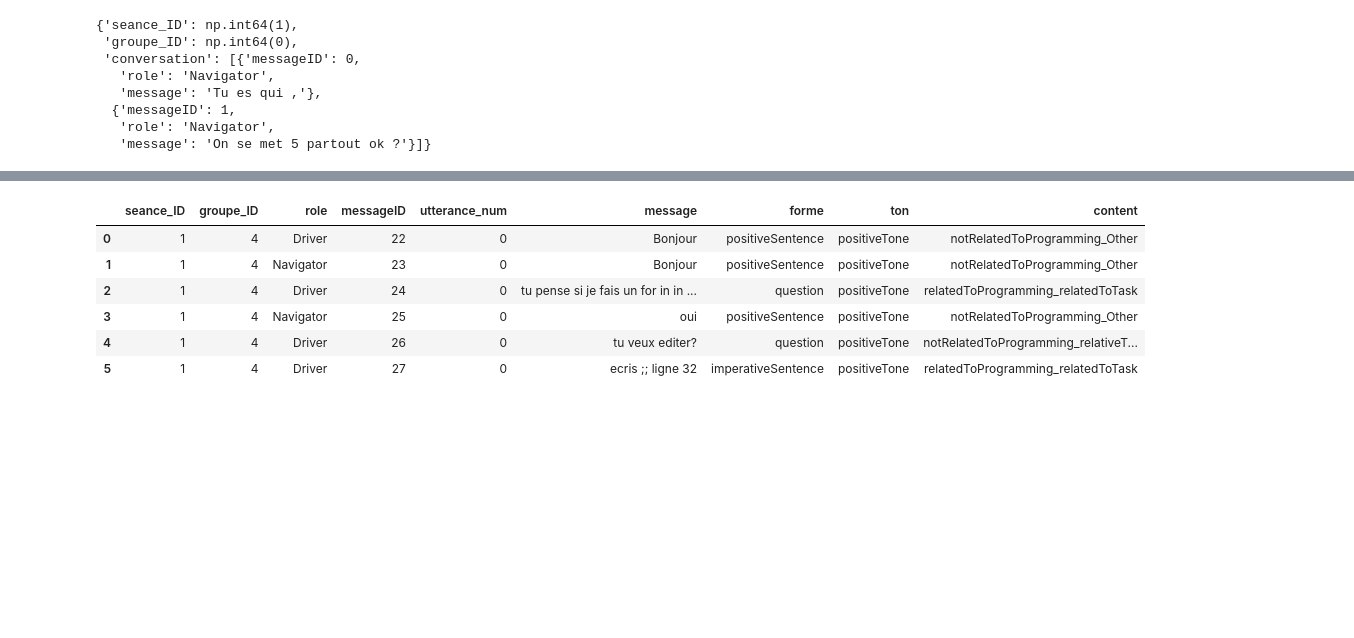
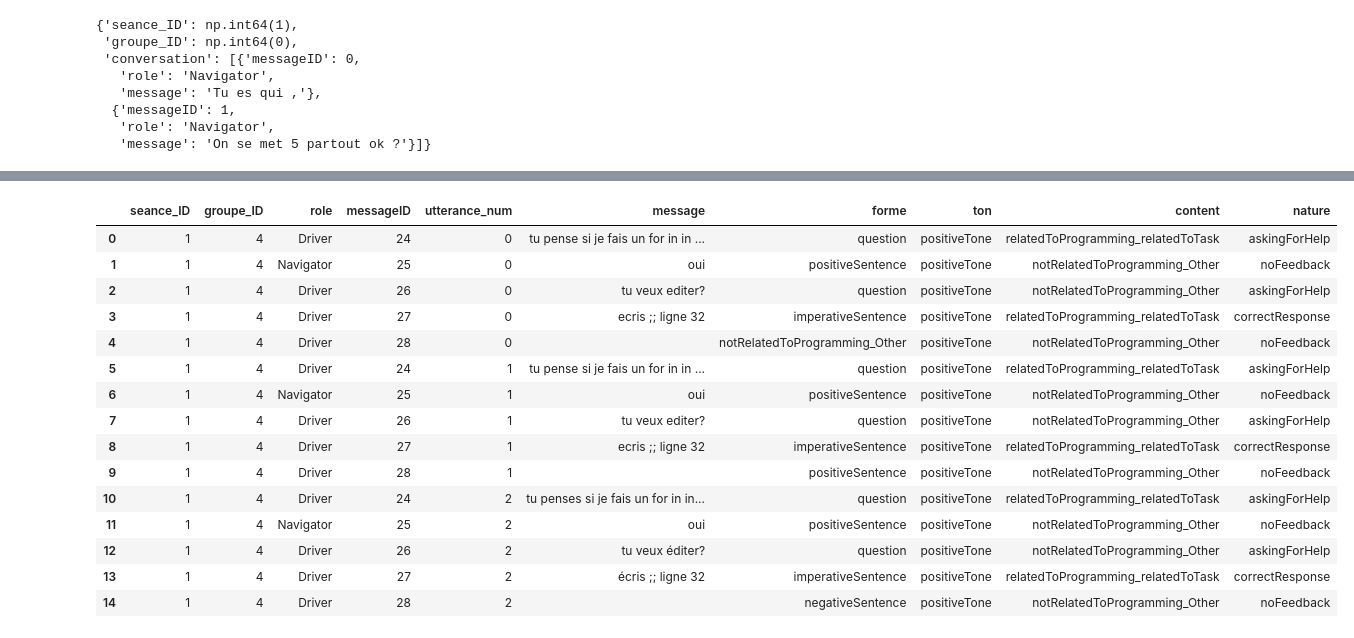
Before and after one commit to chloeboireaudevier/StageMIDL, a Jupyter notebook: automatisation_attributs.ipynb, the cells around one changed output, grey strips where cells are left out. Drawn from its saved outputs; the diff is of its cells as text; code cells hidden in the pictures; blank space fills up the shorter version.

```diff
--- a/automatisation_attributs.ipynb
+++ b/automatisation_attributs.ipynb
@@ -867,12 +792,21 @@ p_dict
 # %%
-out_df = convert_to_dataframe([s], [LABEL_COLUMN_1,LABEL_COLUMN_2,LABEL_COLUMN_3])
+out_df = convert_to_dataframe(labeled_data, [LABEL_COLUMN_1,LABEL_COLUMN_2,LABEL_COLUMN_3,LABEL_COLUMN_4])
 
 out_df
 # %% [output]
-|  | seance_ID | groupe_ID | role | messageID | utterance_num | message | forme | ton | content |
-| 0 | 1 | 4 | Driver | 22 | 0 | Bonjour | positiveSentence | positiveTone | notRelatedToProgramming_Other |
-| 1 | 1 | 4 | Navigator | 23 | 0 | Bonjour | positiveSentence | positiveTone | notRelatedToProgramming_Other |
-| 2 | 1 | 4 | Driver | 24 | 0 | tu pense si je fais un for in in ... | question | positiveTone | relatedToProgramming_relatedToTask |
-| 3 | 1 | 4 | Navigator | 25 | 0 | oui | positiveSentence | positiveTone | notRelatedToProgramming_Other |
-| 4 | 1 | 4 | Driver | 26 | 0 | tu veux editer? | question | positiveTone | notRelatedToProgramming_relativeT... |
-| 5 | 1 | 4 | Driver | 27 | 0 | ecris ;; ligne 32 | imperativeSentence | positiveTone | relatedToProgramming_relatedToTask |
+|  | seance_ID | groupe_ID | role | messageID | utterance_num | message | forme | ton | content | nature |
+| 0 | 1 | 4 | Driver | 24 | 0 | tu pense si je fais un for in in ... | question | positiveTone | relatedToProgramming_relatedToTask | askingForHelp |
+| 1 | 1 | 4 | Navigator | 25 | 0 | oui | positiveSentence | positiveTone | notRelatedToProgramming_Other | noFeedback |
+| 2 | 1 | 4 | Driver | 26 | 0 | tu veux editer? | question | positiveTone | notRelatedToProgramming_Other | askingForHelp |
+| 3 | 1 | 4 | Driver | 27 | 0 | ecris ;; ligne 32 | imperativeSentence | positiveTone | relatedToProgramming_relatedToTask | correctResponse |
+| 4 | 1 | 4 | Driver | 28 | 0 |  | notRelatedToProgramming_Other | positiveTone | notRelatedToProgramming_Other | noFeedback |
+| 5 | 1 | 4 | Driver | 24 | 1 | tu pense si je fais un for in in ... | question | positiveTone | relatedToProgramming_relatedToTask | askingForHelp |
+| 6 | 1 | 4 | Navigator | 25 | 1 | oui | positiveSentence | positiveTone | notRelatedToProgramming_Other | noFeedback |
+| 7 | 1 | 4 | Driver | 26 | 1 | tu veux editer? | question | positiveTone | notRelatedToProgramming_Other | askingForHelp |
+| 8 | 1 | 4 | Driver | 27 | 1 | ecris ;; ligne 32 | imperativeSentence | positiveTone | relatedToProgramming_relatedToTask | correctResponse |
+| 9 | 1 | 4 | Driver | 28 | 1 |  | positiveSentence | positiveTone | notRelatedToProgramming_Other | noFeedback |
+| 10 | 1 | 4 | Driver | 24 | 2 | tu penses si je fais un for in in... | question | positiveTone | relatedToProgramming_relatedToTask | askingForHelp |
+| 11 | 1 | 4 | Navigator | 25 | 2 | oui | positiveSentence | positiveTone | notRelatedToProgramming_Other | noFeedback |
+| 12 | 1 | 4 | Driver | 26 | 2 | tu veux éditer? | question | positiveTone | notRelatedToProgramming_Other | askingForHelp |
+| 13 | 1 | 4 | Driver | 27 | 2 | écris ;; ligne 32 | imperativeSentence | positiveTone | relatedToProgramming_relatedToTask | correctResponse |
+| 14 | 1 | 4 | Driver | 28 | 2 |  | negativeSentence | positiveTone | notRelatedToProgramming_Other | noFeedback |
```
Also changed, not shown: parts of 7 cells of this notebook, 2 other files.
